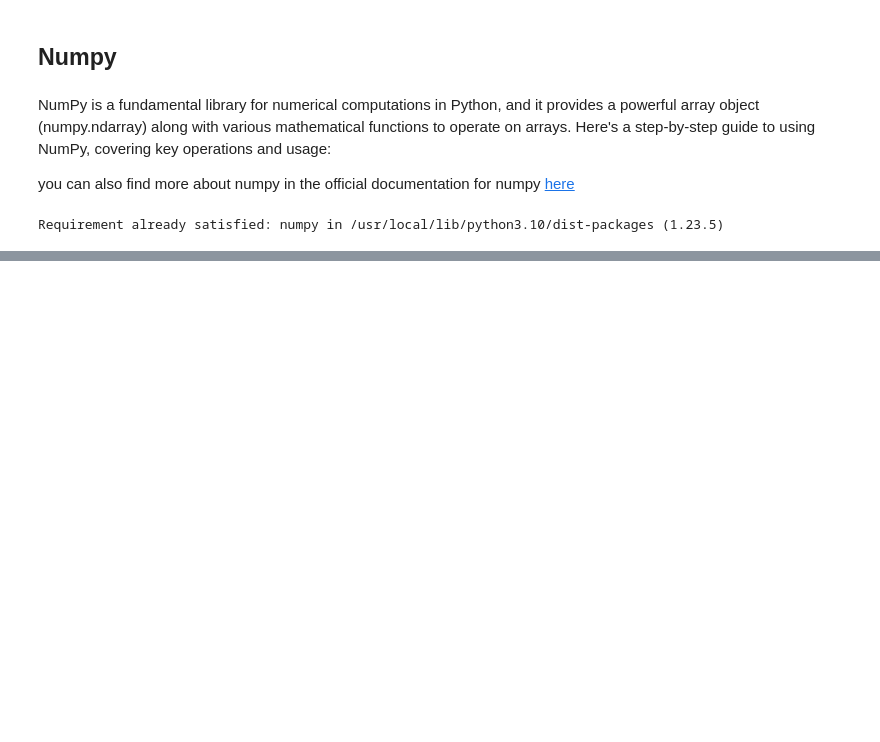
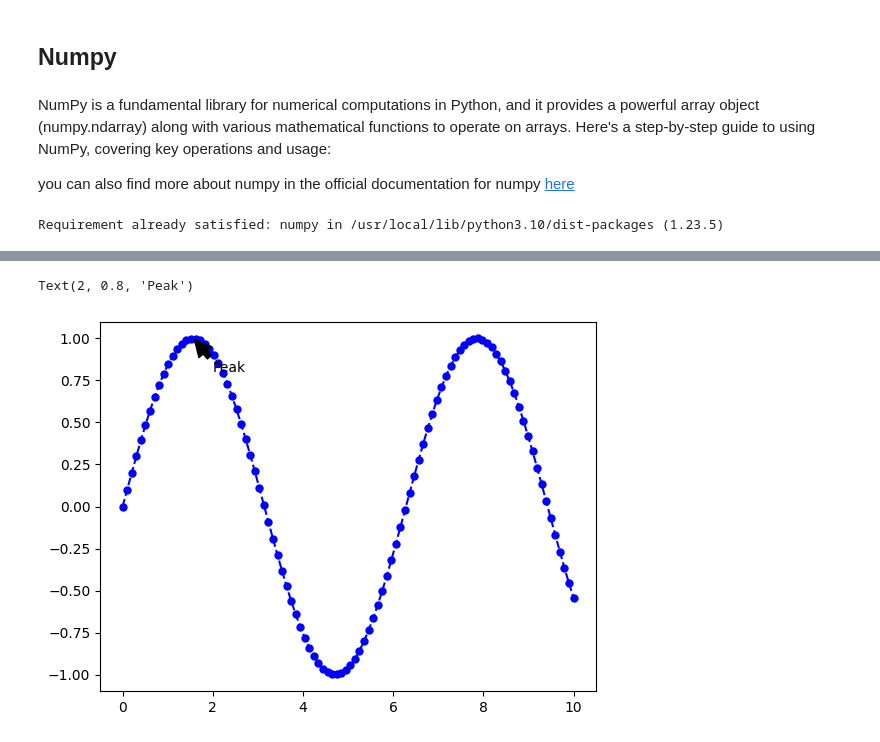
Before and after one commit to Desmondonam/Human_Resource_Analytics_Python, a Jupyter notebook: libraries.ipynb, the cells around one changed output, grey strips where cells are left out. Saved outputs shown, nothing was run; the diff lists cells and outputs as text; code cells hidden in the pictures; blank space fills up the shorter version.

```diff
--- a/libraries.ipynb
+++ b/libraries.ipynb
@@ -124,0 +295,7 @@ stacked_arr = np.vstack((arr, [[7, 8, 9]]))
+# %%
+# Customizing plot appearance
+plt.plot(x, y, color='blue', linestyle='dashed', marker='o', markersize=5, label='Sine Curve')
+plt.annotate('Peak', xy=(np.pi/2, 1), xytext=(2, 0.8), arrowprops=dict(facecolor='black', shrink=0.05))
+# %% [output]
+Text(2, 0.8, 'Peak')
+[figure, added]
```
Also changed, not shown: parts of 24 cells of this notebook.
